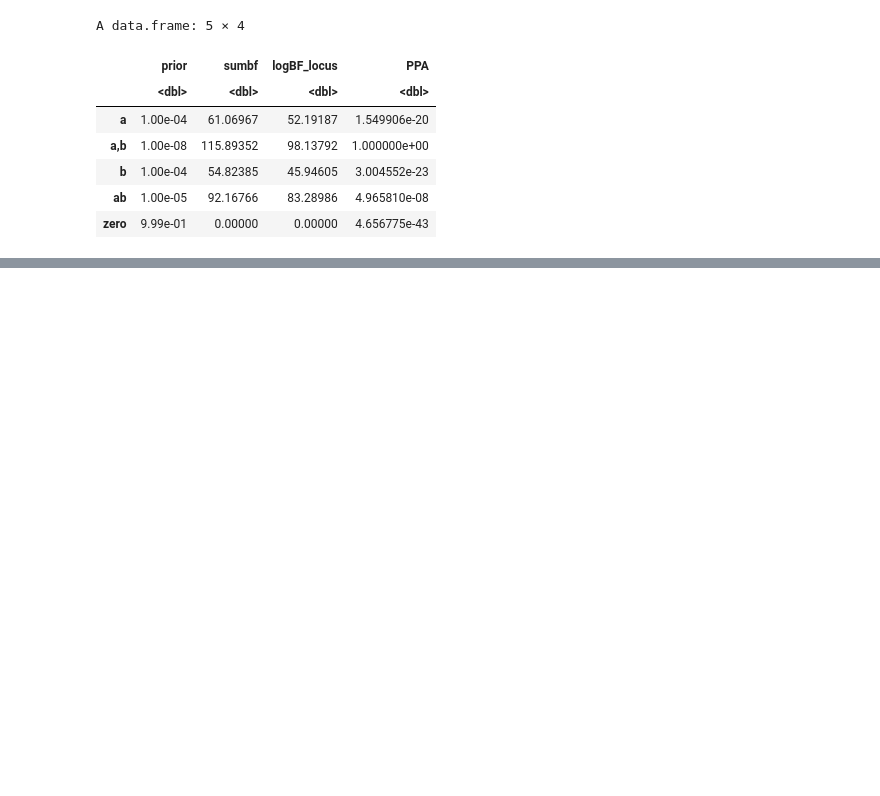
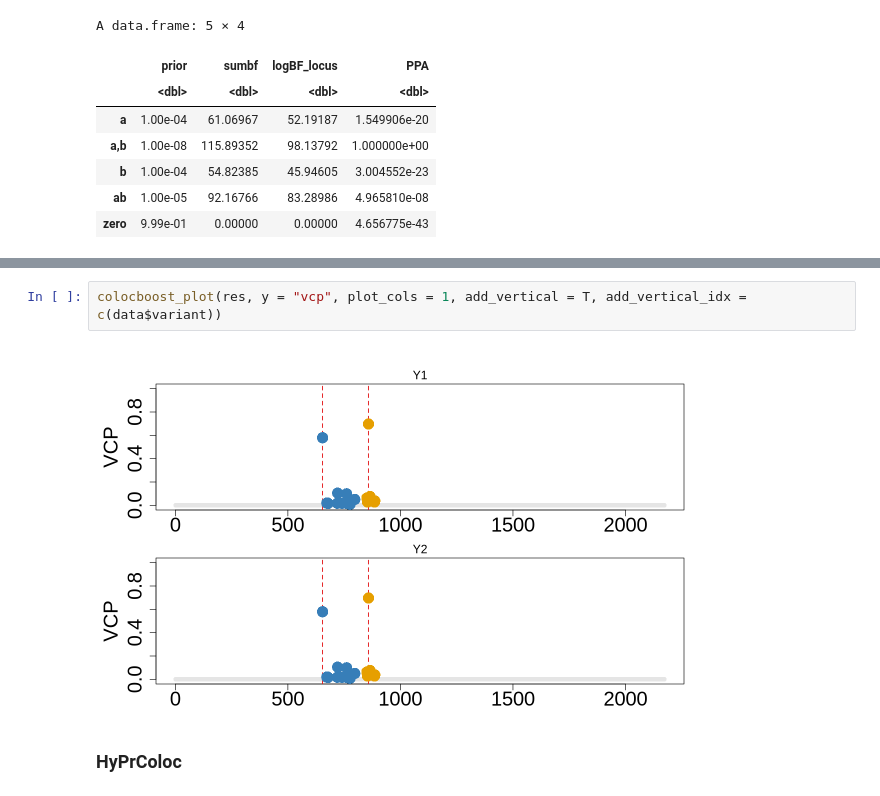
Before and after one commit to StatFunGen/colocboost-paper, a Jupyter notebook: Main Figures/Figure2/Figure2b.ipynb, the cells around one changed output, grey strips where cells are left out. Drawn from its saved outputs; the diff is of its cells as text; blank space fills up the shorter version.

```diff
--- a/Main Figures/Figure2/Figure2b.ipynb
+++ b/Main Figures/Figure2/Figure2b.ipynb
@@ -174,0 +225,6 @@ A data.frame: 5 × 4
+# %%
+colocboost_plot(res, y = "vcp", plot_cols = 1, add_vertical = T, add_vertical_idx = c(data$variant))
+# %% [output]
+[figure, added]
+# %% [markdown]
+### HyPrColoc
```
Also changed, not shown: parts of 26 cells of this notebook, 3 other files.
